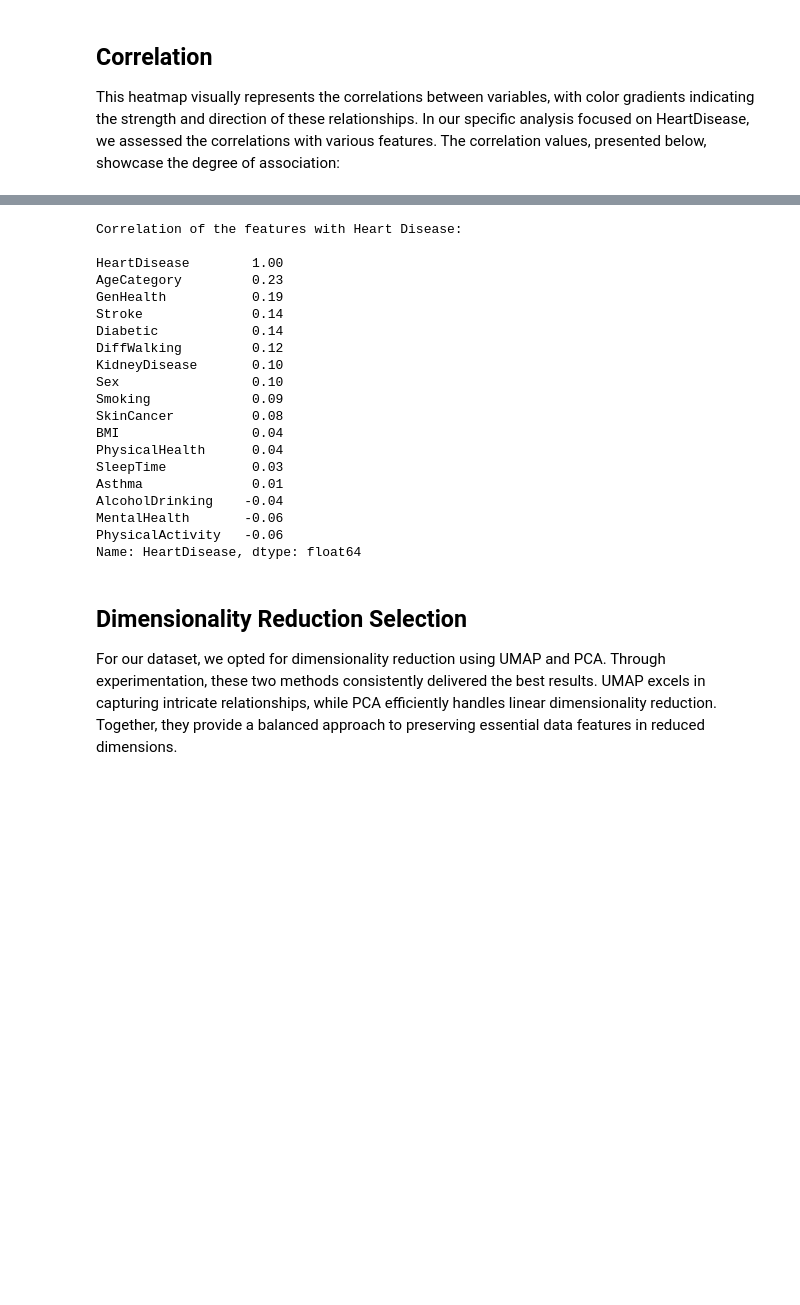
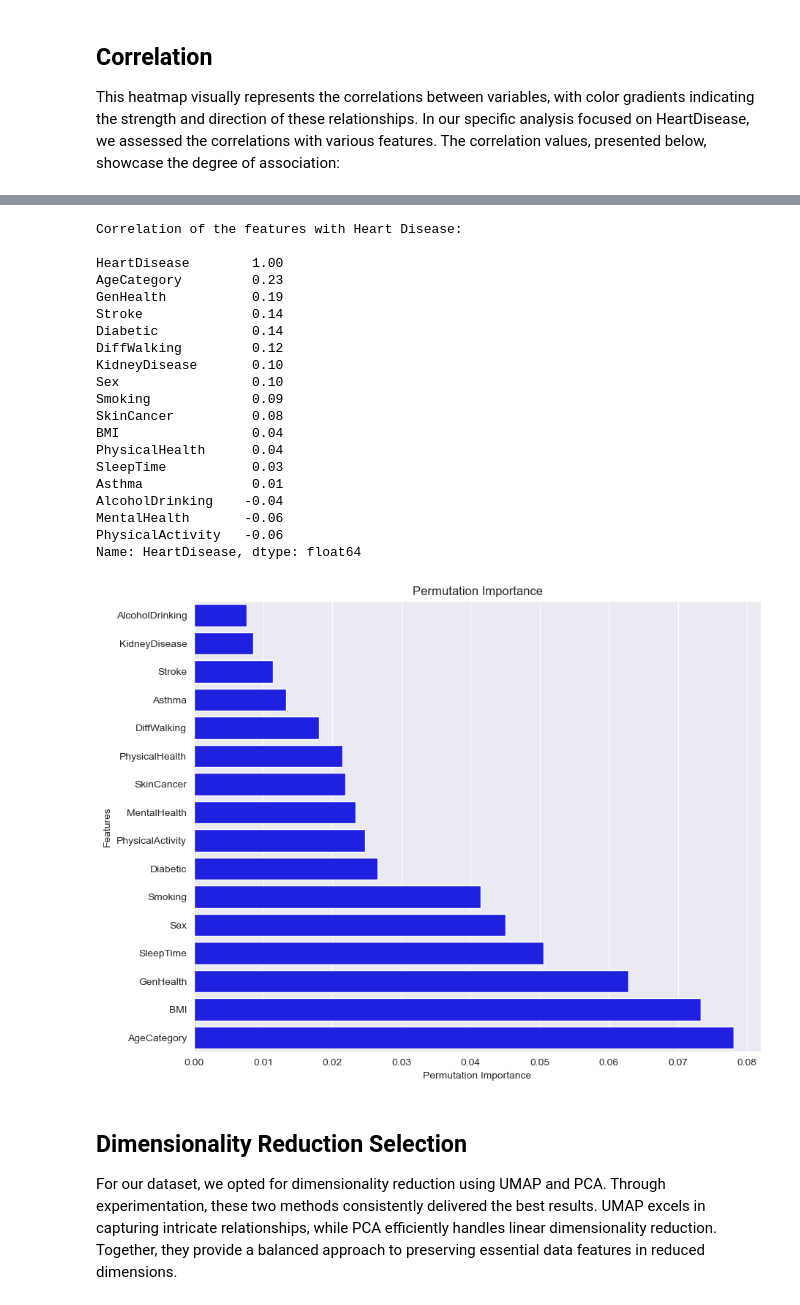
Before and after one commit to fonsi16/Data-Science-Project, a Jupyter notebook: projeto/notebooks/data_exploration_preprocessing_notebook.ipynb, the cells around one changed output, grey strips where cells are left out. Cells and saved outputs as stored; diff of their text form; code cells hidden in the pictures; blank space fills up the shorter version.

```diff
--- a/projeto/notebooks/data_exploration_preprocessing_notebook.ipynb
+++ b/projeto/notebooks/data_exploration_preprocessing_notebook.ipynb
@@ -330,7 +326,7 @@ class DataVisualization:
 
             # Visualize feature importance
             plt.figure(figsize=(10, 8))
-            sns.barplot(x=result.importances_mean[perm_sorted_idx], y=X.columns[perm_sorted_idx])
+            sns.barplot(x=result.importances_mean[perm_sorted_idx], y=X.columns[perm_sorted_idx], color='blue')
             plt.xlabel('Permutation Importance')
             plt.ylabel('Features')
             plt.title('Permutation Importance')
@@ -845,29 +841,30 @@ data_visualization_cleaned.plots(['count'])
 ## Correlation
 This heatmap visually represents the correlations between variables, with color gradients indicating the strength and direction of these relationships. In our specific analysis focused on HeartDisease, we assessed the correlations with various features. The correlation values, presented below, showcase the degree of association:
 # %%
-data_visualization_cleaned.plots(['correlation'])
+data_visualization_cleaned.plots(['correlation', 'barh'])
 # %% [output]
 [figure]
 Correlation of the features with Heart Disease:
 
 HeartDisease        1.00
 AgeCategory         0.23
 GenHealth           0.19
 Stroke              0.14
 Diabetic            0.14
 DiffWalking         0.12
 KidneyDisease       0.10
 Sex                 0.10
 Smoking             0.09
 SkinCancer          0.08
 BMI                 0.04
 PhysicalHealth      0.04
 SleepTime           0.03
 Asthma              0.01
 AlcoholDrinking    -0.04
 MentalHealth       -0.06
 PhysicalActivity   -0.06
 Name: HeartDisease, dtype: float64
+[figure, added]
 # %% [markdown]
 ## Dimensionality Reduction Selection
 
```
Also changed, not shown: parts of 2 cells of this notebook, 1 other file.
